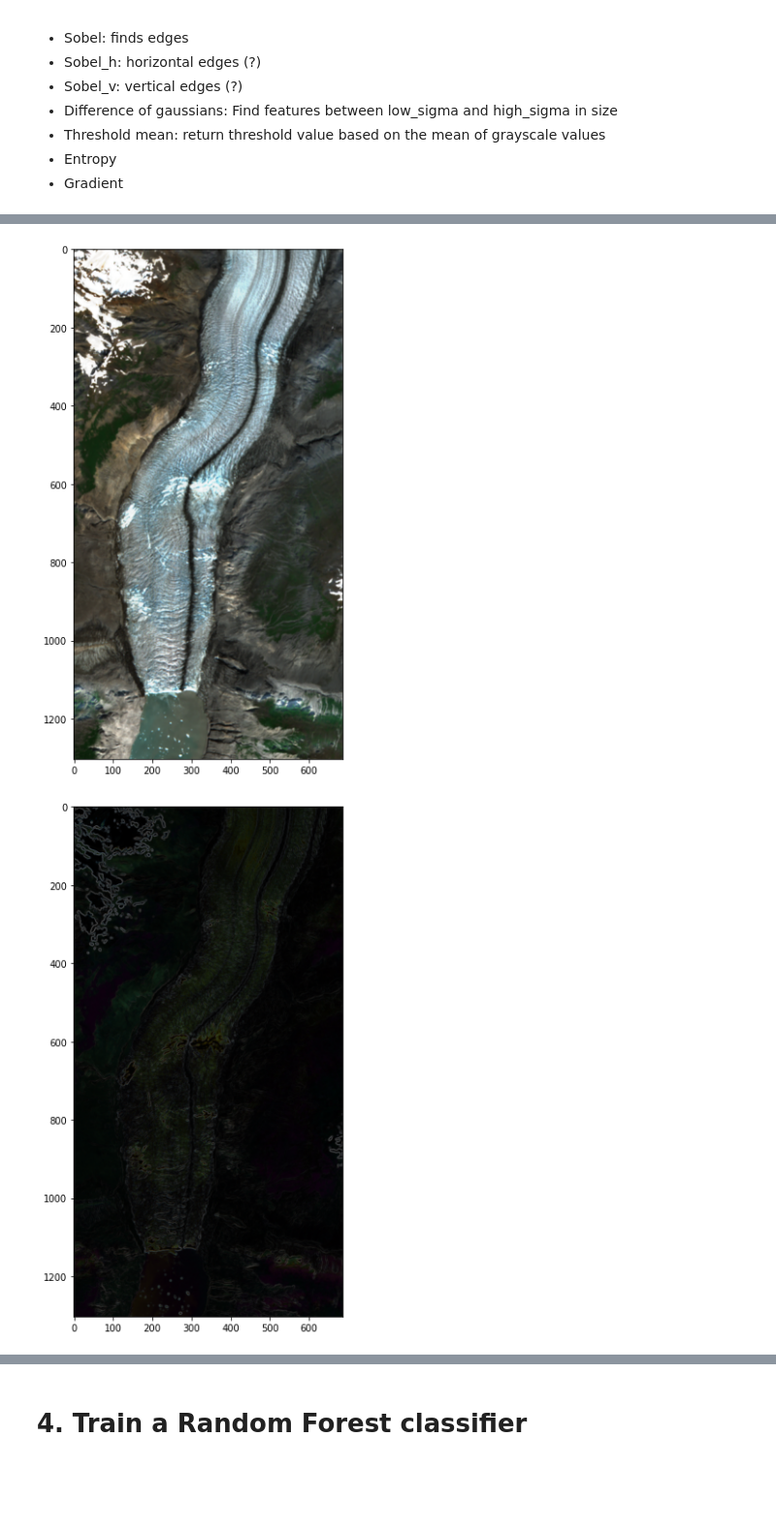
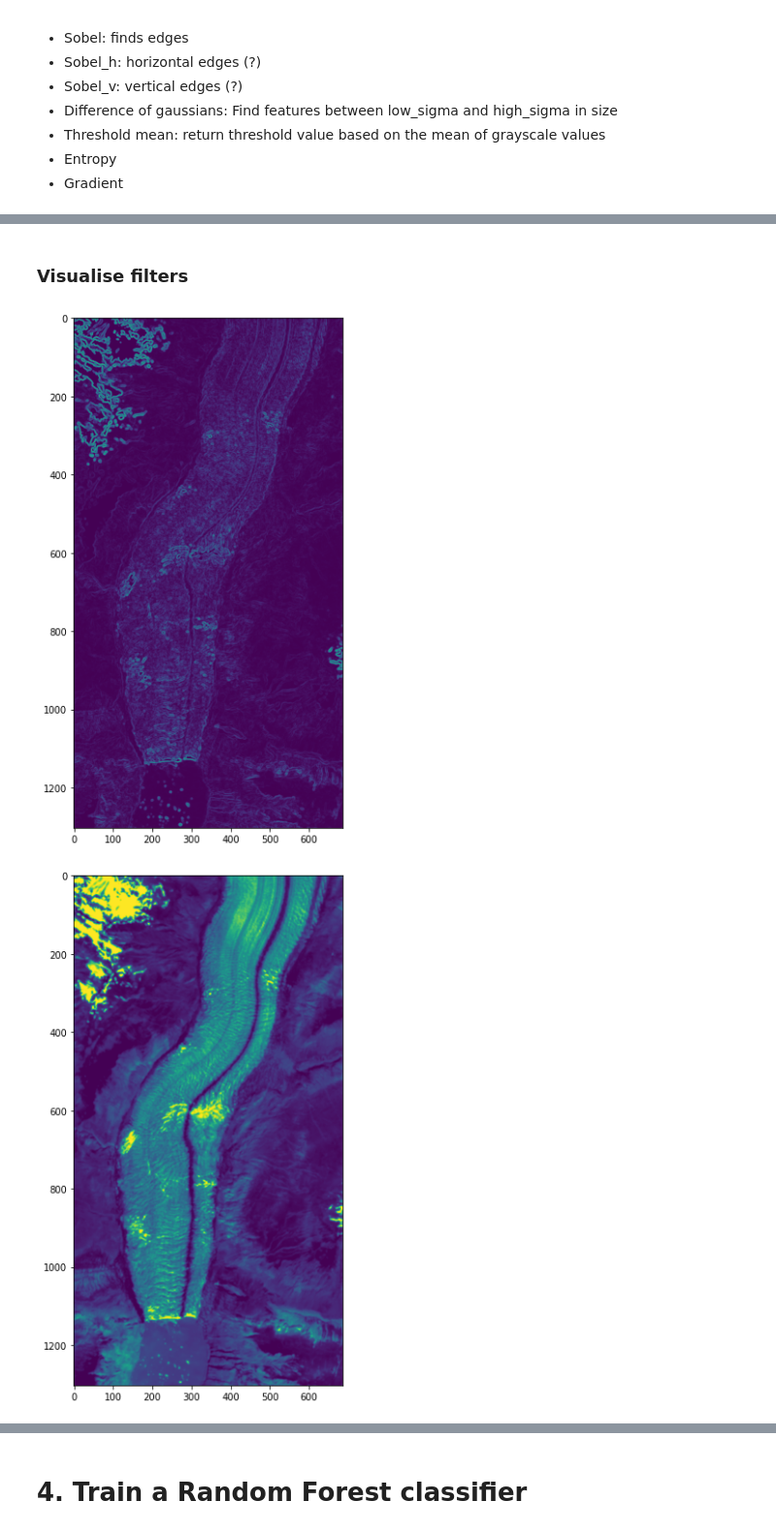
Before and after one commit to seleneledain/ipeo-project, a Jupyter notebook: RF_glacier.ipynb, the cells around one changed output, grey strips where cells are left out. Shown at 97% size. Saved outputs shown, nothing was run; the diff lists cells and outputs as text; code cells hidden in the pictures; blank space fills up the shorter version.

Commit message:
functions for filters and creating train/test sets

```diff
--- a/RF_glacier.ipynb
+++ b/RF_glacier.ipynb
@@ -360,15 +369,31 @@ Filters have been applied
+# %% [markdown]
+### Visualise filters
 # %%
-INPUT = TEST_PATH + '/True_color.tiff'
-img = imread(INPUT, plugin='pil')
+SOBEL = INPUT_DIR + 'EO_Browser_images-2018_0407/sobel.tiff'
+GAUSS = INPUT_DIR + 'EO_Browser_images-2018_0407/gaussian.tiff'
+ENTROPY = INPUT_DIR + 'EO_Browser_images-2018_0407/entropy.tiff'
+
+img_sobel = imread(SOBEL, plugin='pil')
+img_gauss = imread(GAUSS, plugin='pil')
+img_entr = imread(ENTROPY, plugin='pil')
+
+"""
+# Test to apply a filter
 test = filters.sobel(img)
+test = test.astype(np.float32)
+"""
 
 plt.figure(figsize=(10,10))
-plt.imshow(img)
+plt.imshow(img_sobel)
 plt.show()
 
 plt.figure(figsize=(10,10))
-plt.imshow(test)
+plt.imshow(img_gauss)
 plt.show()
+
+plt.figure(figsize=(10,10))
+plt.imshow(img_entr)
+plt.show()
 # %% [output]
-[figure, old version]
+[figure, new version]
-[figure, old version]
+[figure, new version]
```
Also changed, not shown: parts of 22 cells of this notebook.
